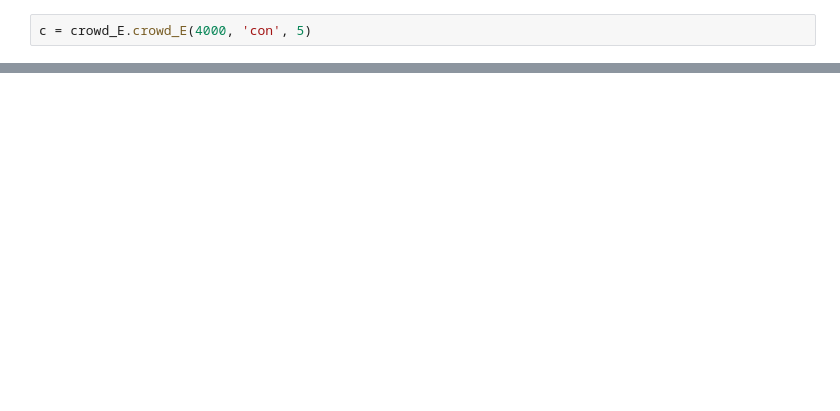
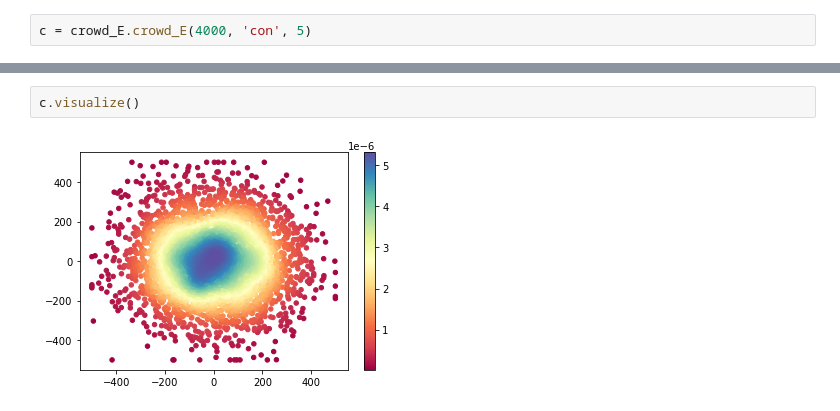
Before and after one commit to LittlewoodLang1122/SIE, a Jupyter notebook: test_E.ipynb, the cells around one changed output, grey strips where cells are left out. Cells and saved outputs as stored; diff of their text form; blank space fills up the shorter version.

Commit message:
v2.3 Repair the bug of crowd.visualization(), mainly about scipy

```diff
--- a/test_E.ipynb
+++ b/test_E.ipynb
@@ -18,4 +21,8 @@ array([[ 324.48023532,  196.88236496,  115.84989805, ...,  287.19502726,
            0.        ,    0.        ],
        [   0.        ,    0.        ,    0.        , ...,    0.        ,
            0.        ,    0.        ]])
+# %%
+c.visualize()
+# %% [output]
+[figure, added]
 # %%
```
Also changed, not shown: parts of 7 cells of this notebook, 3 other files.
